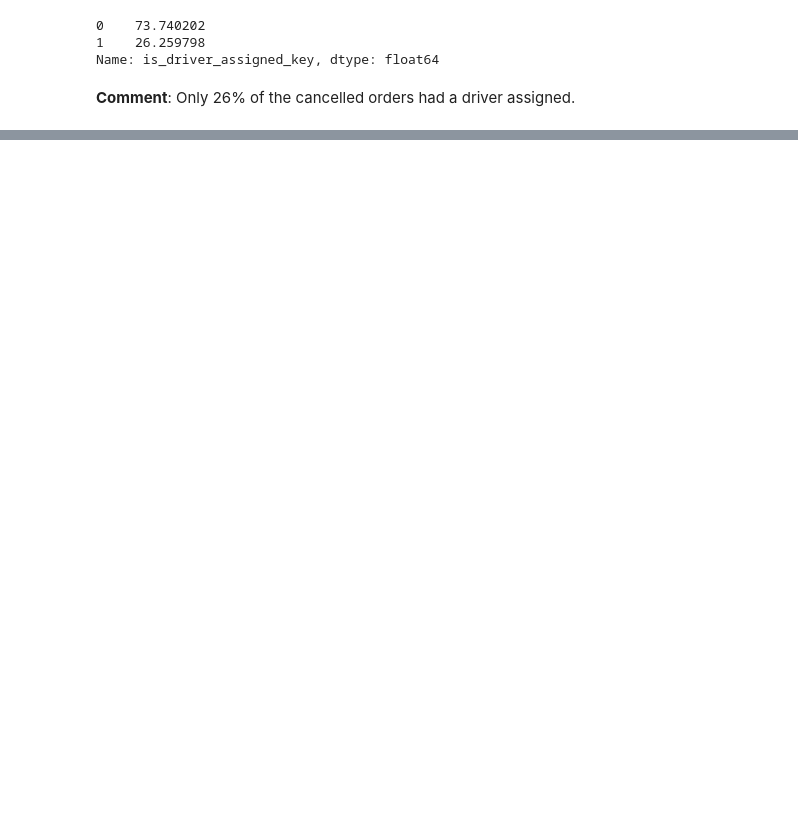
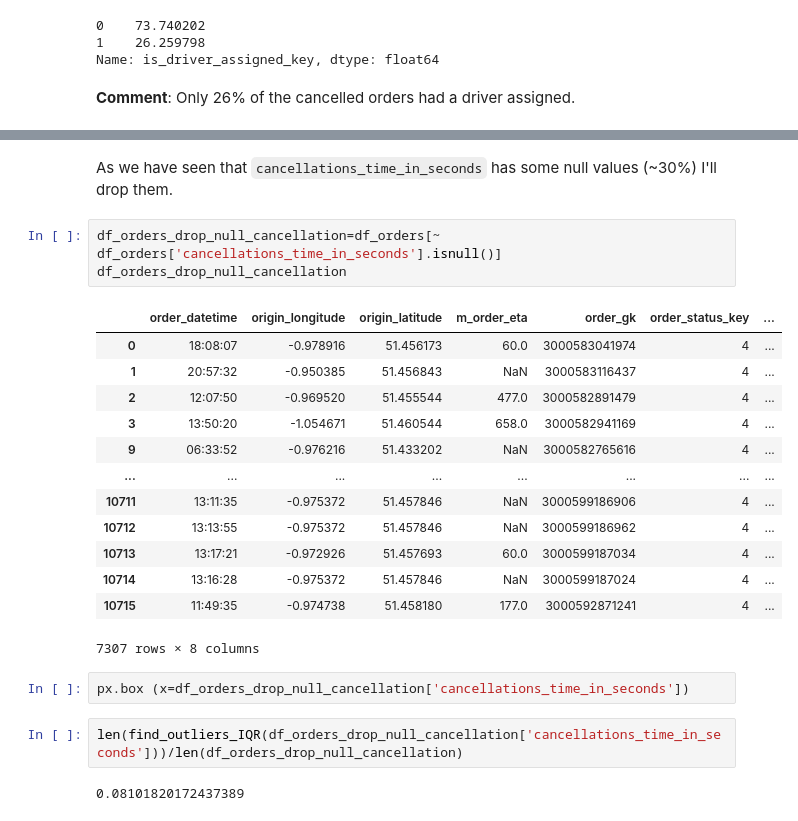
Before and after one commit to monicasainer/insights_failed_orders, a Jupyter notebook: notebooks/notebook.ipynb, the cells around one changed output, grey strips where cells are left out. Cells and saved outputs as stored; diff of their text form; blank space fills up the shorter version.

```diff
--- a/notebooks/notebook.ipynb
+++ b/notebooks/notebook.ipynb
@@ -151,0 +302,25 @@ Name: is_driver_assigned_key, dtype: float64
+# %% [markdown]
+As we have seen that `cancellations_time_in_seconds` has some null values (~30%) I'll drop them.
+# %%
+df_orders_drop_null_cancellation=df_orders[~ df_orders['cancellations_time_in_seconds'].isnull()]
+df_orders_drop_null_cancellation
+# %% [output]
+|  | order_datetime | origin_longitude | origin_latitude | m_order_eta | order_gk | order_status_key | ... |
+| 0 | 18:08:07 | -0.978916 | 51.456173 | 60.0 | 3000583041974 | 4 | ... |
+| 1 | 20:57:32 | -0.950385 | 51.456843 | NaN | 3000583116437 | 4 | ... |
+| 2 | 12:07:50 | -0.969520 | 51.455544 | 477.0 | 3000582891479 | 4 | ... |
+| 3 | 13:50:20 | -1.054671 | 51.460544 | 658.0 | 3000582941169 | 4 | ... |
+| 9 | 06:33:52 | -0.976216 | 51.433202 | NaN | 3000582765616 | 4 | ... |
+| ... | ... | ... | ... | ... | ... | ... | ... |
+| 10711 | 13:11:35 | -0.975372 | 51.457846 | NaN | 3000599186906 | 4 | ... |
+| 10712 | 13:13:55 | -0.975372 | 51.457846 | NaN | 3000599186962 | 4 | ... |
+| 10713 | 13:17:21 | -0.972926 | 51.457693 | 60.0 | 3000599187034 | 4 | ... |
+| 10714 | 13:16:28 | -0.975372 | 51.457846 | NaN | 3000599187024 | 4 | ... |
+| 10715 | 11:49:35 | -0.974738 | 51.458180 | 177.0 | 3000592871241 | 4 | ... |
+7307 rows × 8 columns
+# %%
+px.box (x=df_orders_drop_null_cancellation['cancellations_time_in_seconds'])
+# %%
+len(find_outliers_IQR(df_orders_drop_null_cancellation['cancellations_time_in_seconds']))/len(df_orders_drop_null_cancellation)
+# %% [output]
+0.08101820172437389
```
Also changed, not shown: parts of 66 cells of this notebook.
